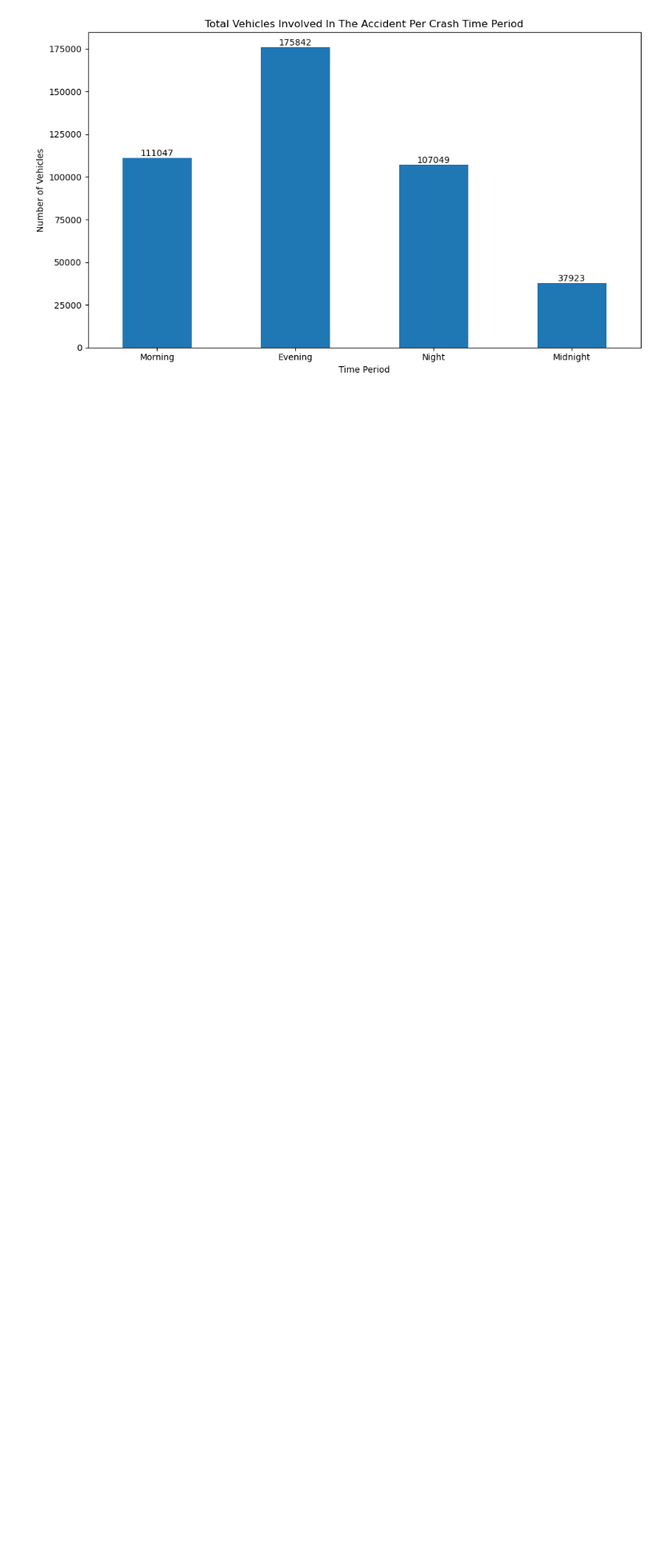
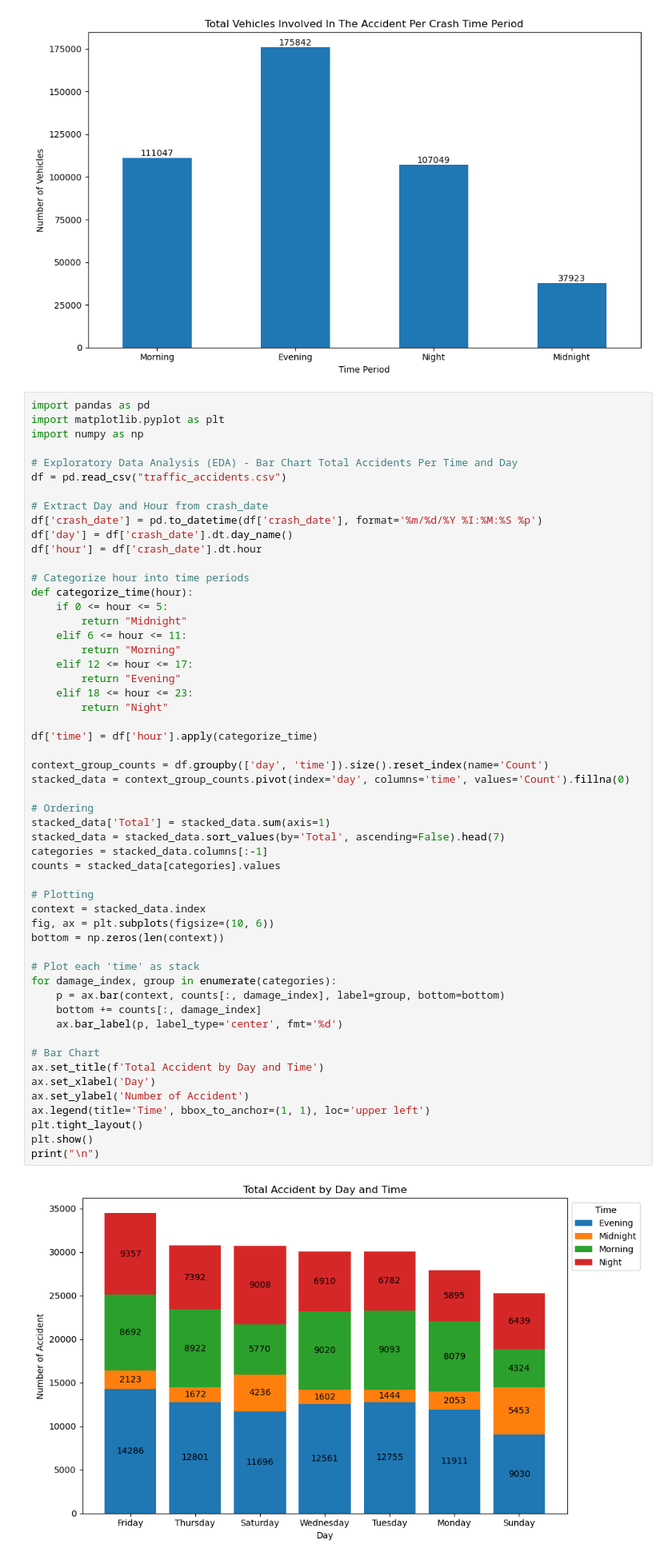
Before and after one commit to FlazeFy2/DS-Traffic_Accidents, a Jupyter notebook: exploratory data analysis-bar.ipynb, the cells around one changed output. Shown: that part at 80% size. Cells and saved outputs as stored; diff of their text form; blank space fills up the shorter version.

Commit message:
[DS] Exploratory Data Analysis (EDA) - Bar Chart Total Accidents Per Time and Day

```diff
--- a/exploratory data analysis-bar.ipynb
+++ b/exploratory data analysis-bar.ipynb
@@ -144,3 +144,59 @@ plt.tight_layout()
 plt.show()
 # %% [output]
 [figure]
+# %%
+import pandas as pd
+import matplotlib.pyplot as plt
+import numpy as np
+
+# Exploratory Data Analysis (EDA) - Bar Chart Total Accidents Per Time and Day
+df = pd.read_csv("traffic_accidents.csv")
+
+# Extract Day and Hour from crash_date
+df['crash_date'] = pd.to_datetime(df['crash_date'], format='%m/%d/%Y %I:%M:%S %p')
+df['day'] = df['crash_date'].dt.day_name()
+df['hour'] = df['crash_date'].dt.hour
+
+# Categorize hour into time periods
+def categorize_time(hour):
+    if 0 <= hour <= 5:
+        return "Midnight"
+    elif 6 <= hour <= 11:
+        return "Morning"
+    elif 12 <= hour <= 17:
+        return "Evening"
+    elif 18 <= hour <= 23:
+        return "Night"
+
+df['time'] = df['hour'].apply(categorize_time)
+
+context_group_counts = df.groupby(['day', 'time']).size().reset_index(name='Count')
+stacked_data = context_group_counts.pivot(index='day', columns='time', values='Count').fillna(0)
+
+# Ordering
+stacked_data['Total'] = stacked_data.sum(axis=1)
+stacked_data = stacked_data.sort_values(by='Total', ascending=False).head(7)
+categories = stacked_data.columns[:-1]
+counts = stacked_data[categories].values
+
+# Plotting
+context = stacked_data.index
+fig, ax = plt.subplots(figsize=(10, 6))
+bottom = np.zeros(len(context))
+
+# Plot each 'time' as stack
+for damage_index, group in enumerate(categories):
+    p = ax.bar(context, counts[:, damage_index], label=group, bottom=bottom)
+    bottom += counts[:, damage_index]
+    ax.bar_label(p, label_type='center', fmt='%d')
+
+# Bar Chart
+ax.set_title(f'Total Accident by Day and Time')
+ax.set_xlabel('Day')
+ax.set_ylabel('Number of Accident')
+ax.legend(title='Time', bbox_to_anchor=(1, 1), loc='upper left')
+plt.tight_layout()
+plt.show()
+print("\n")
+# %% [output]
+[figure, added]
```
Also changed, not shown: 1 other file.
